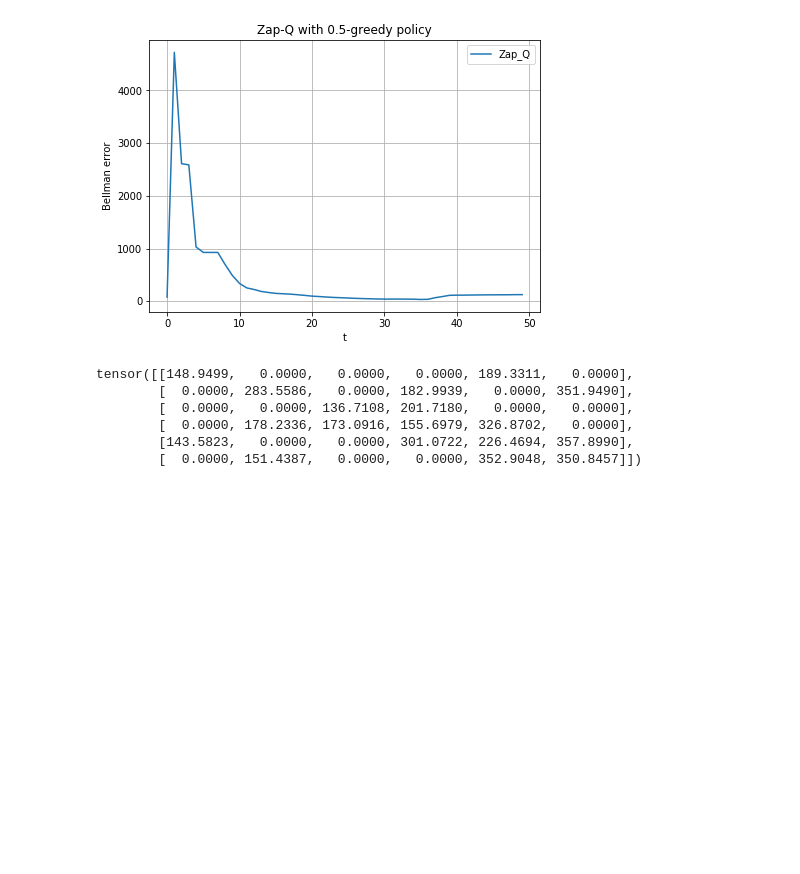
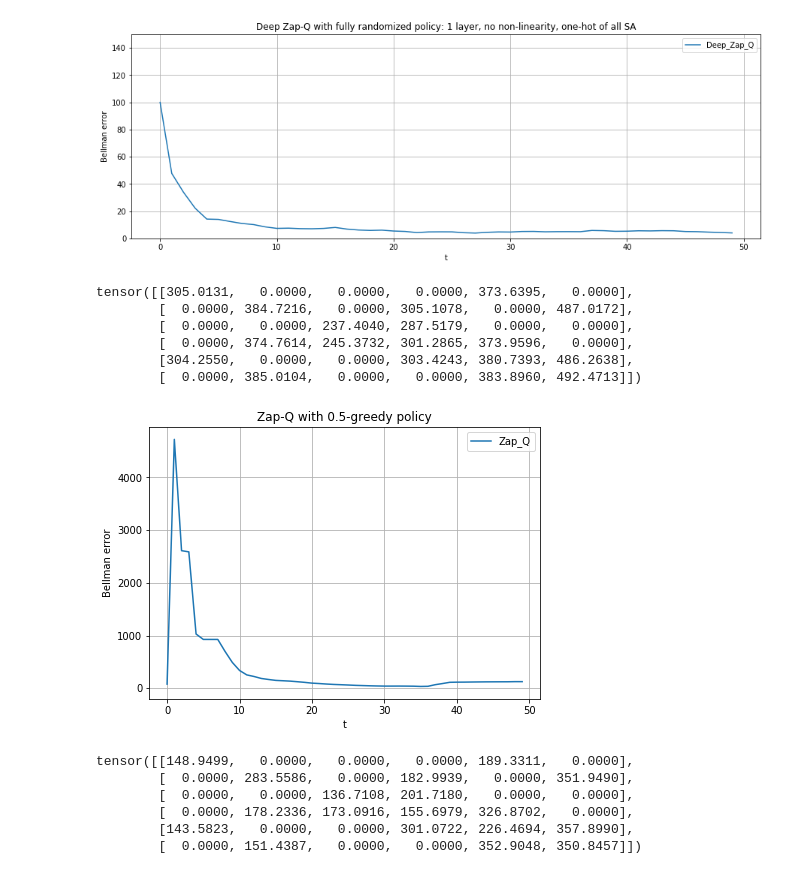
Before and after one commit to TheoMoins/IFT6085-Project, a Jupyter notebook: Experiments_Deep_Version.ipynb, the cells around one changed output. Drawn from its saved outputs; the diff is of its cells as text; code cells hidden in the pictures; blank space fills up the shorter version.

```diff
--- a/Experiments_Deep_Version.ipynb
+++ b/Experiments_Deep_Version.ipynb
@@ -56,8 +86,11 @@ for i in range(len(NumbertoSAPair)):
 
 StaActLen = torch.sum(AlenVec).item(); # Total number of state action pairs
 # %%
-def compute_Bellman_error(q_table, beta, noise):
-
+def compute_Bellman_error(q_table, R, beta, noise):
+    """
+    Computes the maximal Bellman Error of a Q table wrt the adjacency matrix R
+    This function is to be optimized later (use the neighbors list representation instead of this)
+    """
     #Initialize Bellman error to 0:
     BE = torch.zeros(StaActLen) # initialiser BE_Zap avec des 0
 
@@ -82,13 +115,11 @@ def compute_Bellman_error(q_table, beta, noise):
     # MaximalBellmanError = max_{x,a} BE(x,a):
     return torch.max(abs(BE))
 # %%
-import math
-
 def epsilon_greedy_policy(x, adjacencyMatrix, QTable, epsilon=0, environmentAwareness=False):
     """
     Returns action a (:= next wanted step in this problem)
     Takes greedy action with proba 1-epsilon
-    adjacencyMatrix is the weighted reward matrix with -100 where no edges
+    adjacencyMatrix is the weighted reward matrix with -100 where no edges. Used to determine possible actions when environmentAwareness=True
     it will not be taken into account if environmentAwareness=False (then agent can choose -100 edges)
     """
     r = np.random.rand()
@@ -358,3 +387,33 @@ tensor([[309.2089,   0.0000,   0.0000,   0.0000, 374.6497,   0.0000],
+# %%
+architecture = nn.Sequential(
+    nn.Linear(StaActLen, 1, bias=False)
+)
+for m in architecture.modules():
+    if isinstance(m, nn.Linear):
+        nn.init.constant_(m.weight, 0)
+
+Q = Zap_Q(xStart = 4, # start state
+          beta = 0.8, # Discount factor
+          rho = 0.85, # Stepsize \gamma_n = (1/n)^\rhot_step=1000
+          policyEnvironmentAwareness=True, # policy won't take impossible actions if True
+          environmentEnvironmentAwareness=True, # environment will only return possible actions in case of failure if True
+          policyRandomness=1,
+          environmentRandomness=0.2,
+          T=5000, # Number of iterations for learning (number of data samples we observe)
+          t_step=100, #This is how often I want to store the data (Bellman error)
+          livePlot = True,
+          plotTitle='Deep Zap-Q with fully randomized policy: 1 layer, no non-linearity, one-hot of all SA',
+          architecture = architecture)
+
+print(Q)
+# %% [output]
+[figure, added]
+tensor([[305.0131,   0.0000,   0.0000,   0.0000, 373.6395,   0.0000],
+        [  0.0000, 384.7216,   0.0000, 305.1078,   0.0000, 487.0172],
+        [  0.0000,   0.0000, 237.4040, 287.5179,   0.0000,   0.0000],
+        [  0.0000, 374.7614, 245.3732, 301.2865, 373.9596,   0.0000],
+        [304.2550,   0.0000,   0.0000, 303.4243, 380.7393, 486.2638],
+        [  0.0000, 385.0104,   0.0000,   0.0000, 383.8960, 492.4713]])
 # %%
 Q = Zap_Q(xStart = 4, # start state
           beta = 0.8, # Discount factor
```
Also changed, not shown: parts of 7 cells of this notebook.
